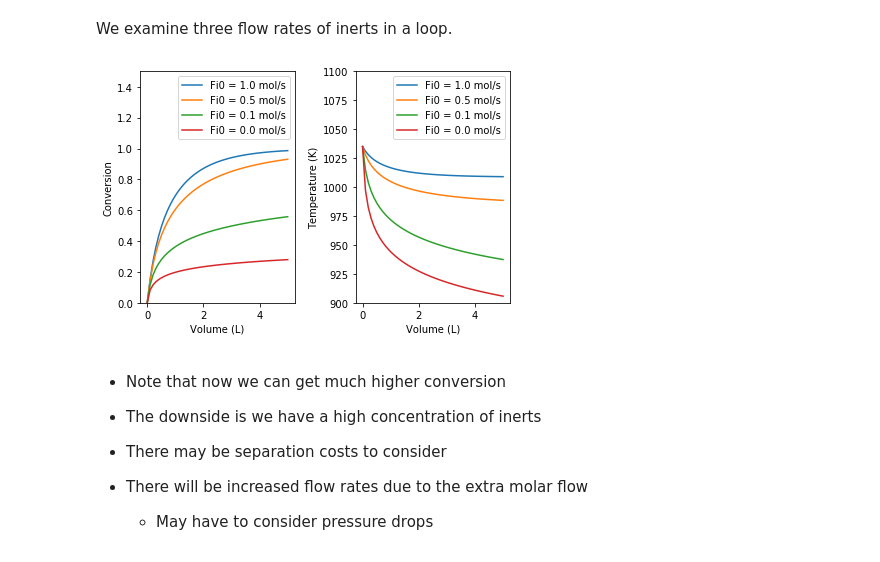
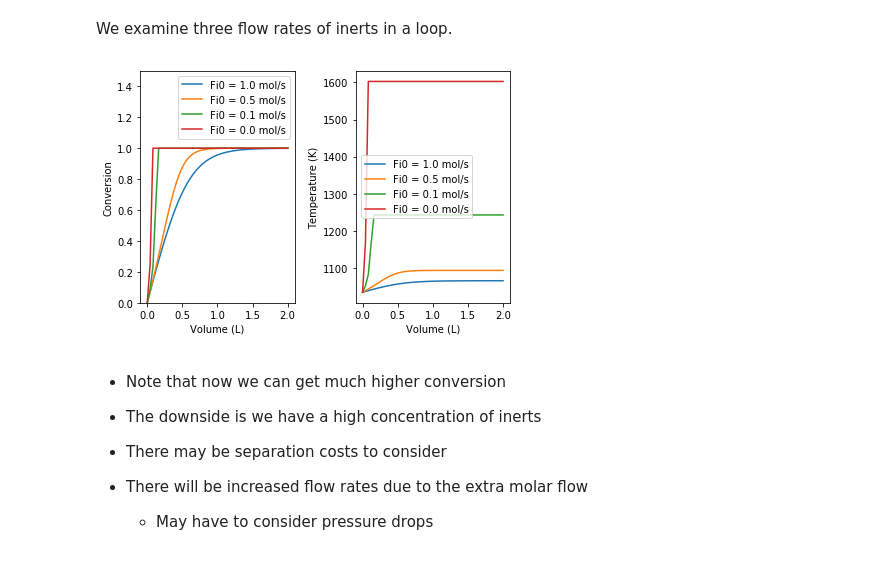
Before and after one commit to jkitchin/s17-06364, a Jupyter notebook: lectures/lectures-18.ipynb, the cells around one changed output. Saved outputs shown, nothing was run; the diff lists cells and outputs as text; code cells hidden in the pictures.

```diff
--- a/lectures/lectures-18.ipynb
+++ b/lectures/lectures-18.ipynb
@@ -64,18 +64,18 @@ def adiabatic_pfr(Y, V):
     k = np.exp(34.3 - 34222.0 / T)
     Ca = Fa / v
     r = k * Ca
-    ra = -r
+    ra = -r  # species rate
 
     # thermodynamic reaction energy
     Hrxn = Hrxn_298 + (Cpb + Cpc - Cpa) * (T - 298.0)
 
     dFadV = ra
-    dTdV = (-Hrxn * r) / (Fa * Cpa + Fb * Cpb + Fc * Cpc)
+    dTdV = 0 #(-Hrxn * r) / (Fa * Cpa + Fb * Cpb + Fc * Cpc)
 
     return [dFadV, dTdV]
 
 
-Vspan = np.linspace(0, 15) # volume in L
+Vspan = np.linspace(0, 30) # volume in L
 Y0 = [Fa0, T0]
 
 sol = odeint(adiabatic_pfr, Y0, Vspan)
@@ -119,7 +119,7 @@ Ft0 = Fa0
 
 T0 = 1035.0       # K
 
-Hrxn_298 = 80.77  # kJ/mol at 298K
+Hrxn_298 = -80.77  # kJ/mol at 298K
 Cpa = 0.1630      # kJ/mol/K
 Cpb = 0.083
 Cpc = 0.071
@@ -151,40 +151,40 @@ def adiabatic_pfr(Y, V, Fi0):
     return [dFadV, dTdV]
 
 
-Vspan = np.linspace(0, 5) # volume in L
+Vspan = np.linspace(0, 2) # volume in L
 Y0 = [Fa0, T0]
 # %% [markdown]
 We examine three flow rates of inerts in a loop.
 # %%
 for i, Fi0 in enumerate([1.0, 0.5, 0.1, 0.0]):
     sol = odeint(adiabatic_pfr, Y0, Vspan, args=(Fi0,))
 
     Fa = sol[:, 0]
     T = sol[:, 1]
 
     X = ((Fa - Fa0) * (-1) / Fa0)
 
     plt.subplot(1,2,1)
     plt.plot(Vspan, X,  label='Fi0 = {0} mol/s'.format(Fi0))
     plt.xlabel('Volume (L)')
     plt.ylabel('Conversion')
 
     plt.subplot(1,2,2)
     plt.plot(Vspan, T,  label='Fi0 = {0} mol/s'.format(Fi0))
     plt.xlabel('Volume (L)')
     plt.ylabel('Temperature (K)')
 
 plt.subplot(1,2,1)
 plt.ylim([0, 1.5])
 plt.legend(loc='best')
 
 plt.subplot(1,2,2)
-plt.ylim([900, 1100])
+#plt.ylim([900, 1100])
 plt.legend(loc='best')
 
 plt.tight_layout()
 # %% [output]
-[figure, old version]
+[figure, new version]
 # %% [markdown]
 -   Note that now we can get much higher conversion
 
```
Also changed, not shown: parts of 2 cells of this notebook, 1 other file.
